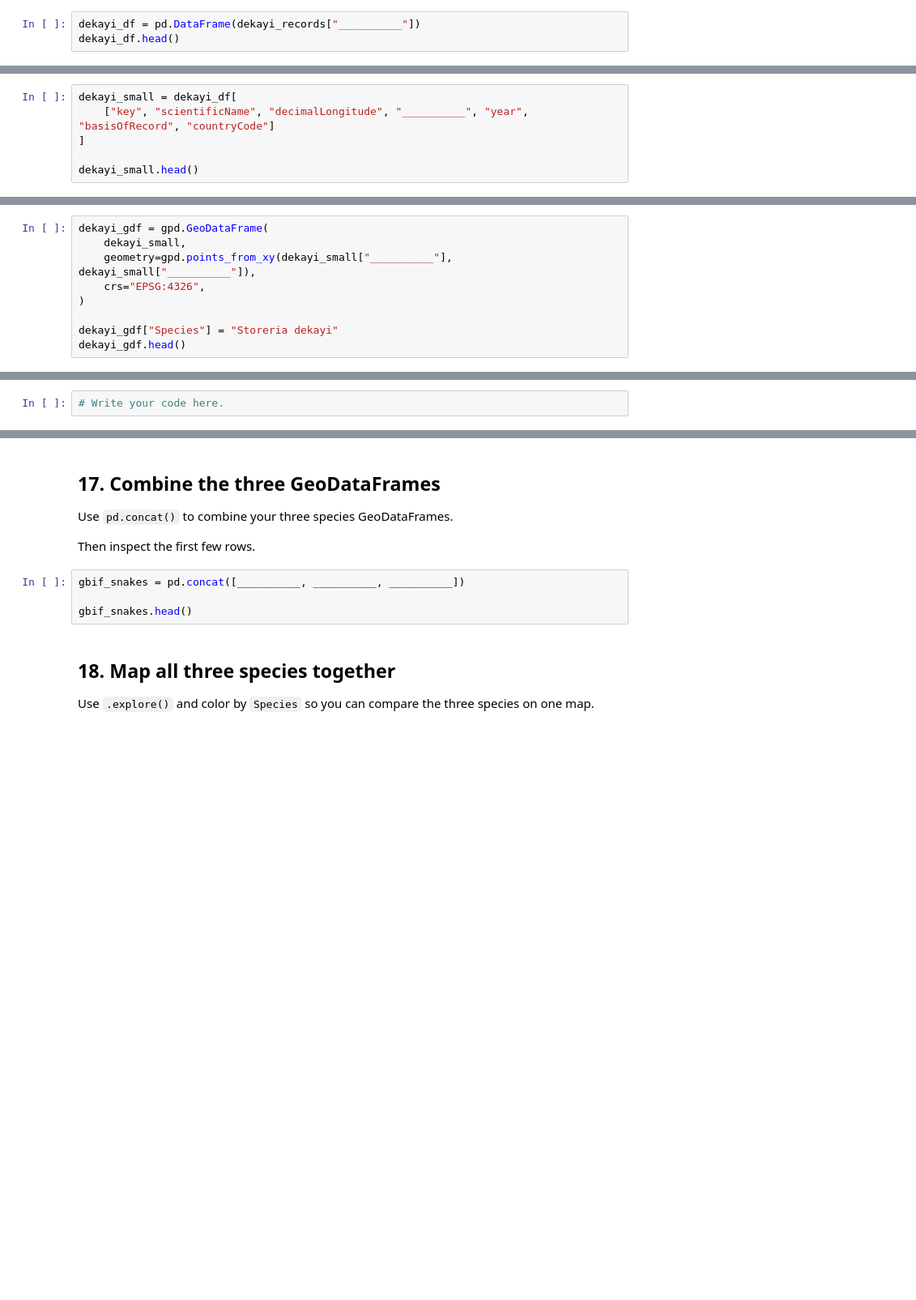
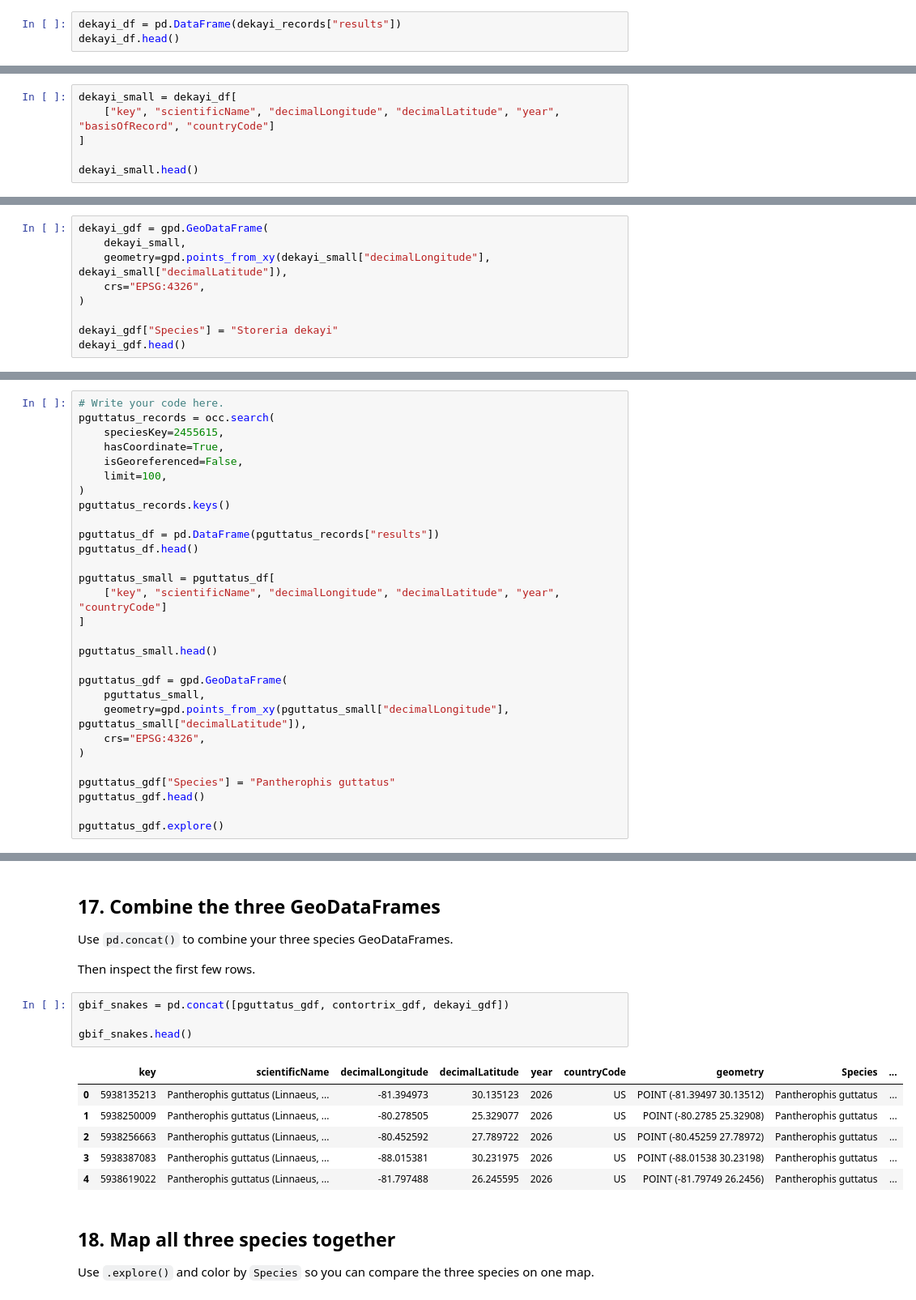
Before and after one commit to meganklutts/BIO597-SpatialBiodiversity, a Jupyter notebook: docs/assignments/Assignment-02-pygbif.ipynb, the cells around one changed output, grey strips where cells are left out. Shown at 81% size. Drawn from its saved outputs; the diff is of its cells as text; blank space fills up the shorter version.

```diff
--- a/docs/assignments/Assignment-02-pygbif.ipynb
+++ b/docs/assignments/Assignment-02-pygbif.ipynb
@@ -95,5 +111,5 @@ dekayi_records.keys()
 
 The occurrence records are stored in the "results" key of the `dekayi_records` dictionary. Convert that list of records to a pandas DataFrame.
 # %%
-dekayi_df = pd.DataFrame(dekayi_records["__________"])
+dekayi_df = pd.DataFrame(dekayi_records["results"])
 dekayi_df.head()
@@ -105,7 +129,7 @@ Keep the columns needed for a map and a few simple summaries.
 Fill in the latitude column name.
 # %%
 dekayi_small = dekayi_df[
-    ["key", "scientificName", "decimalLongitude", "__________", "year", "basisOfRecord", "countryCode"]
+    ["key", "scientificName", "decimalLongitude", "decimalLatitude", "year", "basisOfRecord", "countryCode"]
 ]
 
 dekayi_small.head()
@@ -116,7 +147,7 @@ Use the longitude and latitude columns to create point geometry. This is the sam
 # %%
 dekayi_gdf = gpd.GeoDataFrame(
     dekayi_small,
-    geometry=gpd.points_from_xy(dekayi_small["__________"], dekayi_small["__________"]),
+    geometry=gpd.points_from_xy(dekayi_small["decimalLongitude"], dekayi_small["decimalLatitude"]),
     crs="EPSG:4326",
 )
 
@@ -178,3 +256,30 @@ Fetch up to 100 georeferenced records and convert them to a GeoDataFrame.
 Keep the cell simple. It is fine to copy and modify code from earlier cells.
 # %%
 # Write your code here.
+pguttatus_records = occ.search(
+    speciesKey=2455615,
+    hasCoordinate=True,
+    isGeoreferenced=False,
+    limit=100,
+)
+pguttatus_records.keys()
+
+pguttatus_df = pd.DataFrame(pguttatus_records["results"])
+pguttatus_df.head()
+
+pguttatus_small = pguttatus_df[
+    ["key", "scientificName", "decimalLongitude", "decimalLatitude", "year", "countryCode"]
+]
+
+pguttatus_small.head()
+
+pguttatus_gdf = gpd.GeoDataFrame(
+    pguttatus_small,
+    geometry=gpd.points_from_xy(pguttatus_small["decimalLongitude"], pguttatus_small["decimalLatitude"]),
+    crs="EPSG:4326",
+)
+
+pguttatus_gdf["Species"] = "Pantherophis guttatus"
+pguttatus_gdf.head()
+
+pguttatus_gdf.explore()
@@ -185,9 +292,16 @@ Use `pd.concat()` to combine your three species GeoDataFrames.
 
 Then inspect the first few rows.
 # %%
-gbif_snakes = pd.concat([__________, __________, __________])
+gbif_snakes = pd.concat([pguttatus_gdf, contortrix_gdf, dekayi_gdf])
 
 gbif_snakes.head()
+# %% [output]
+|  | key | scientificName | decimalLongitude | decimalLatitude | year | countryCode | geometry | Species | ... |
+| 0 | 5938135213 | Pantherophis guttatus (Linnaeus, ... | -81.394973 | 30.135123 | 2026 | US | POINT (-81.39497 30.13512) | Pantherophis guttatus | ... |
+| 1 | 5938250009 | Pantherophis guttatus (Linnaeus, ... | -80.278505 | 25.329077 | 2026 | US | POINT (-80.2785 25.32908) | Pantherophis guttatus | ... |
+| 2 | 5938256663 | Pantherophis guttatus (Linnaeus, ... | -80.452592 | 27.789722 | 2026 | US | POINT (-80.45259 27.78972) | Pantherophis guttatus | ... |
+| 3 | 5938387083 | Pantherophis guttatus (Linnaeus, ... | -88.015381 | 30.231975 | 2026 | US | POINT (-88.01538 30.23198) | Pantherophis guttatus | ... |
+| 4 | 5938619022 | Pantherophis guttatus (Linnaeus, ... | -81.797488 | 26.245595 | 2026 | US | POINT (-81.79749 26.2456) | Pantherophis guttatus | ... |
 # %% [markdown]
 ## 18. Map all three species together
 
```
Also changed, not shown: parts of 22 cells of this notebook.
